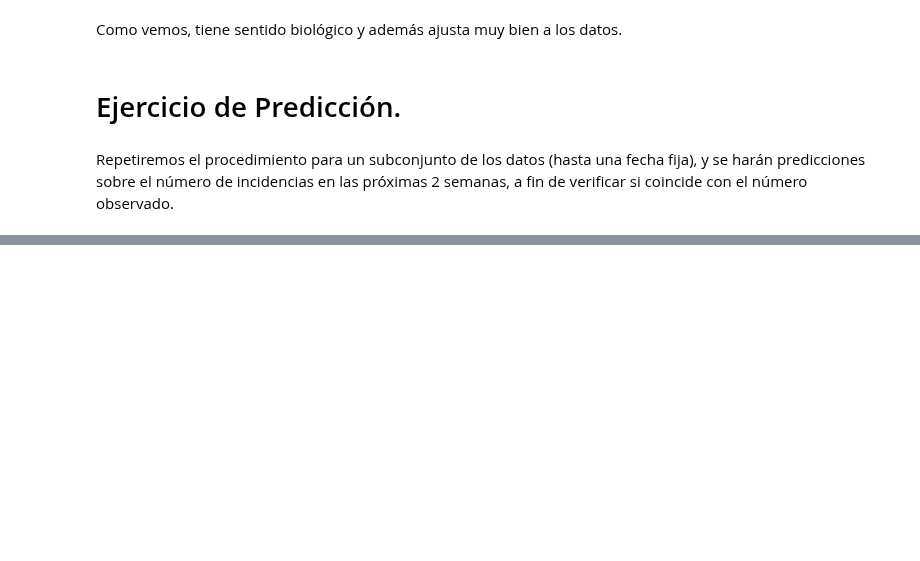
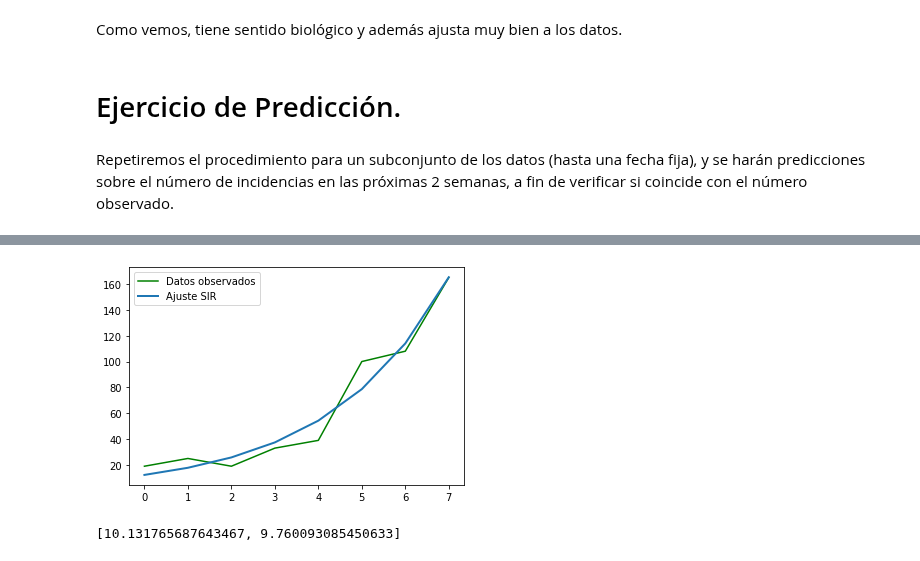
Before and after one commit to JairEsc/Mat_Apl_2, a Jupyter notebook: Epid_MH_Covid_Gto.ipynb, the cells around one changed output, grey strips where cells are left out. Cells and saved outputs as stored; diff of their text form; code cells hidden in the pictures; blank space fills up the shorter version.

```diff
--- a/Epid_MH_Covid_Gto.ipynb
+++ b/Epid_MH_Covid_Gto.ipynb
@@ -561,0 +677,27 @@ Repetiremos el procedimiento para un subconjunto de los datos (hasta una fecha f
+# %%
+from lmfit import minimize, Parameters, Parameter, report_fit
+from scipy.integrate import odeint
+import scipy.integrate as spi
+t_start = 0.0;
+t_end = 8;
+t_inc = 1.0
+t_range = np.arange(t_start, t_end+t_inc, t_inc)
+def g(t,ps):
+    SOL = spi.odeint(SIR,INPUT,t_range,args=(ps,))
+    return np.diff(SOL[:,2])
+def residual(ps,ts,data):
+    #INP =  ps['Y0'].value#Solo los infectados.
+    model = g(ts,ps)
+    return (model-data).ravel()
+params = Parameters()
+params.add('be', value=37.52425752, min=0, max=75)
+params.add('ga', value=7, min=0, max=100)
+params.add('N', value=float(N), min=N, max=N+1)
+params.add('S0', value= float(N), min=0, max=N+1)
+params.add('I0', value=float(1), min=0, max=1)
+params.add('Y0', value=float(0), min=0, max=1)
+t = np.linspace(0, 8, 31)
+result = minimize(residual, params, args=(t, Ydat), method='leastsq',)
+
+final = Ydat + result.residual.reshape(Ydat.shape)
+result
@@ -561,0 +722,14 @@ Repetiremos el procedimiento para un subconjunto de los datos (hasta una fecha f
+# %%
+plt.plot(Ydat, '-g',label='Datos observados')
+plt.plot(final, '-', linewidth=2,label='Ajuste SIR');
+plt.legend()
+plt.show()
+# %% [output]
+[figure, added]
+# %%
+be_0=result.params['be'].value
+ga_0=result.params['ga'].value
+x0=[be_0,ga_0]#Primer propuesta de la cadena en pytwalk()
+print(x0)
+# %% [output]
+[10.131765687643467, 9.760093085450633]
```
Also changed, not shown: parts of 27 cells of this notebook.
